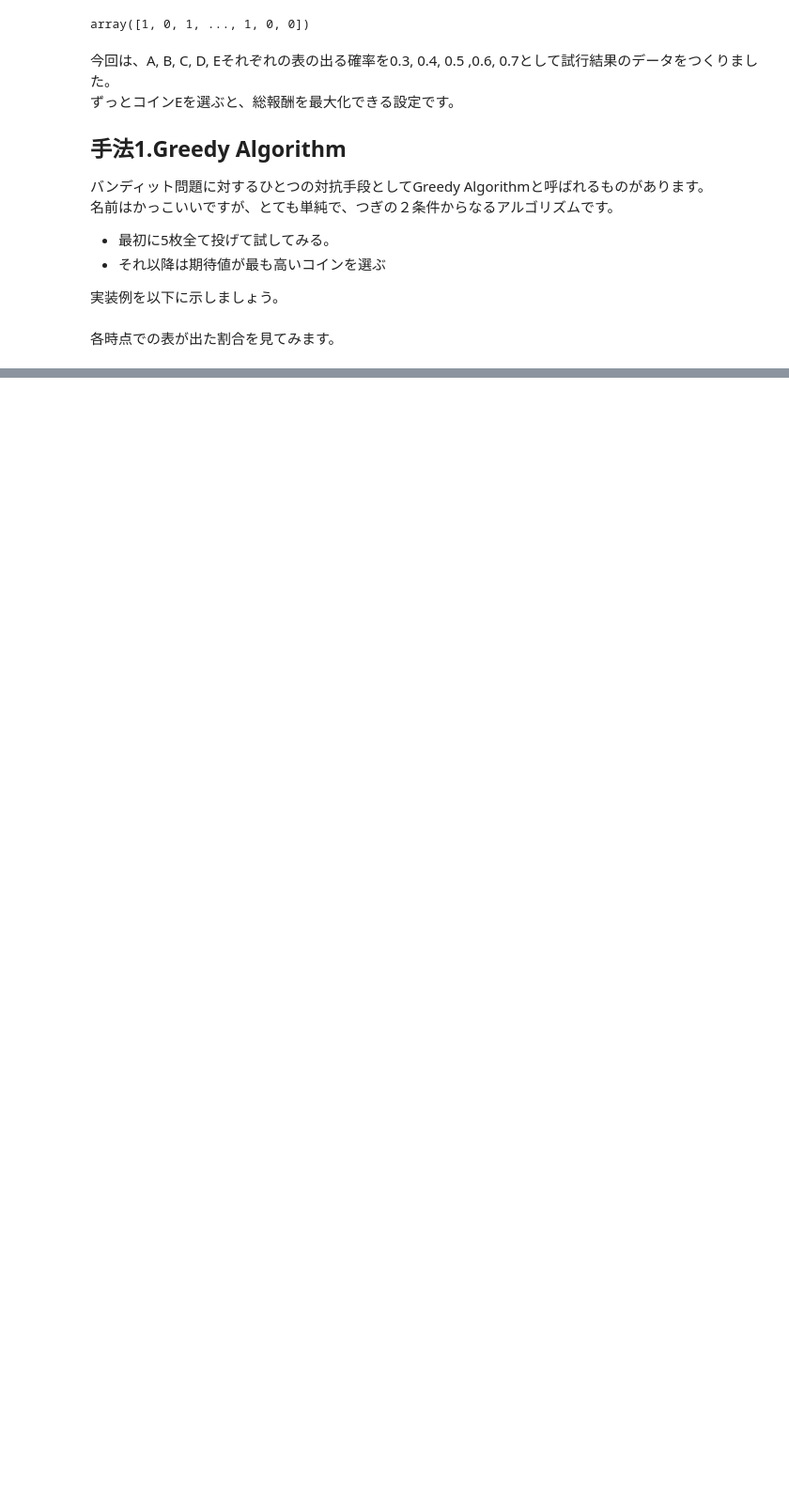
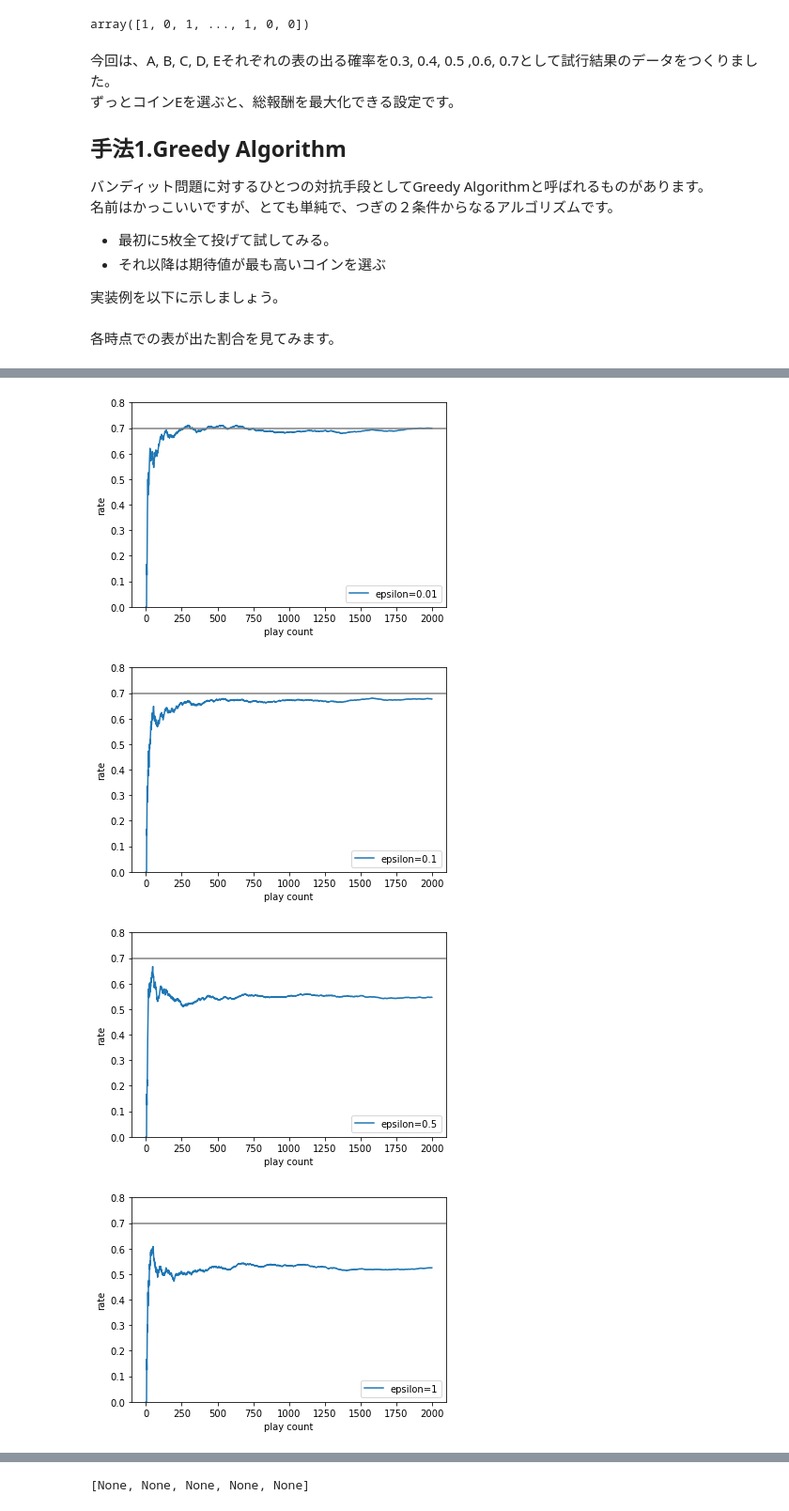
Before and after one commit to fragileblu/reinforcement-learning, a Jupyter notebook: Multi-armed bandit problem.ipynb, the cells around one changed output, grey strips where cells are left out. Shown at 94% size. Saved outputs shown, nothing was run; the diff lists cells and outputs as text; code cells hidden in the pictures; blank space fills up the shorter version.

```diff
--- a/Multi-armed bandit problem.ipynb
+++ b/Multi-armed bandit problem.ipynb
@@ -140,0 +189,23 @@ epsilon_greedy_list = [EpsilonGreedy(epsilon) for epsilon in epsilons]
+# %%
+class SoftmaxActionSelection(Greedy):
+    def __init__(self, tau):
+        self.tau = tau
+        return super(SoftmaxActionSelection, self).__init__()
+
+    def choice_coin(self):
+        q = np.array([self.estimate_q(coin) for coin in COINS])
+        if np.sum(q) == 0:
+            q = np.ones(len(self.actions))
+        g = np.exp(q / self.tau) / sum(np.exp(q / self.tau))
+        choiced_coin = np.random.choice(COINS, p=g)
+        return choiced_coin
+# %%
+taus = [0.01, 0.1, 0.5, 1, 10]
+softmax_list = [SoftmaxActionSelection(tau) for tau in taus]
+[sm.execute() for sm in softmax_list]
+[verification(sm, 'epsilon='+str(sm.tau)) for sm in softmax_list]
+# %% [output]
+[figure, added]
+[figure, added]
+[figure, added]
+[figure, added]
@@ -140,0 +213 @@ epsilon_greedy_list = [EpsilonGreedy(epsilon) for epsilon in epsilons]
+[None, None, None, None, None]
```
Also changed, not shown: parts of 8 cells of this notebook.
